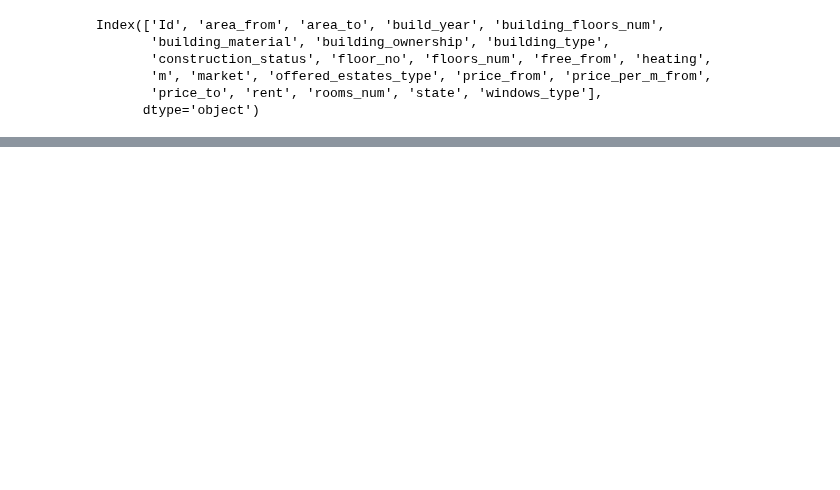
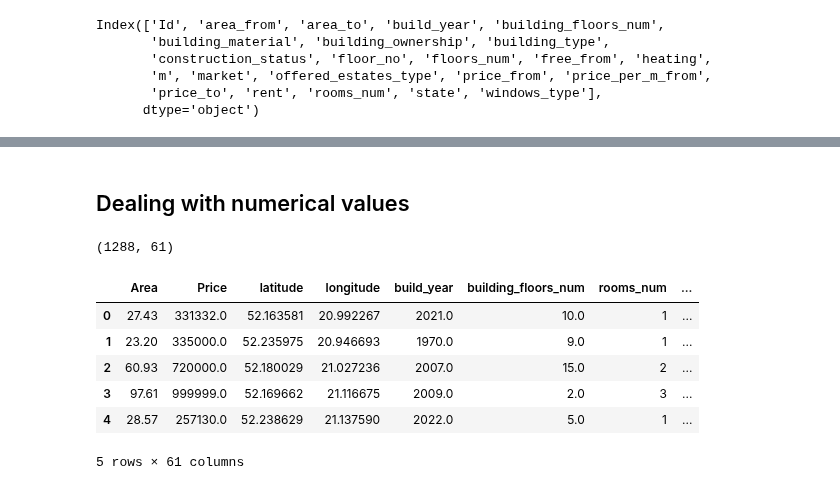
Before and after one commit to Jan-Majewski/Project_Portfolio, a Jupyter notebook: 03_Real_Estate_pricing_in_Warsaw/03_01_Scraping_Real_Estate_offers.ipynb, the cells around one changed output, grey strips where cells are left out. Cells and saved outputs as stored; diff of their text form; code cells hidden in the pictures; blank space fills up the shorter version.

```diff
--- a/03_Real_Estate_pricing_in_Warsaw/03_01_Scraping_Real_Estate_offers.ipynb
+++ b/03_Real_Estate_pricing_in_Warsaw/03_01_Scraping_Real_Estate_offers.ipynb
@@ -627,0 +676,33 @@ df_characteristic.to_excel("characteristic.xlsx")
+# %%
+class CatAttributesAdder(BaseEstimator, TransformerMixin):
+    def __init__(self):
+        """Impute missing values.
+
+        Columns of dtype object are imputed with the most frequent value
+        in column.
+
+        Columns of other types are imputed with mean of column.
+
+        """
+    def fit(self, X, y=None):
+        return self
+
+    def transform(self, X, y=None):
+        features=X.columns
+        for feature in features:
+            feature_one_hot=mlb.fit_transform(X[feature])
+            feature_labels=str(feature)+"_"+mlb.classes_
+            df_one_hot_feature=pd.DataFrame(feature_one_hot, columns=feature_labels)
+            if feature==features[0]:
+                df_features=df_one_hot_feature
+            else:
+                df_features=pd.concat([df_features, df_one_hot_feature], axis=1, sort=False)
+
+
+
+
+
+        return(df_features)
+# %%
+cat_adder=CatAttributesAdder()
+df_cat=cat_adder.fit_transform(df[binary_features])
@@ -627,0 +733,20 @@ df_characteristic.to_excel("characteristic.xlsx")
+# %% [markdown]
+## Dealing with numerical values
+# %%
+df_num=df[num_features]
+# %%
+df_full=pd.concat([df_num, df_cat], axis=1, sort=False)
+# %%
+df_full.shape
+# %% [output]
+(1288, 61)
+# %%
+df_full.head()
+# %% [output]
+|  | Area | Price | latitude | longitude | build_year | building_floors_num | rooms_num | ... |
+| 0 | 27.43 | 331332.0 | 52.163581 | 20.992267 | 2021.0 | 10.0 | 1 | ... |
+| 1 | 23.20 | 335000.0 | 52.235975 | 20.946693 | 1970.0 | 9.0 | 1 | ... |
+| 2 | 60.93 | 720000.0 | 52.180029 | 21.027236 | 2007.0 | 15.0 | 2 | ... |
+| 3 | 97.61 | 999999.0 | 52.169662 | 21.116675 | 2009.0 | 2.0 | 3 | ... |
+| 4 | 28.57 | 257130.0 | 52.238629 | 21.137590 | 2022.0 | 5.0 | 1 | ... |
+5 rows × 61 columns
```
Also changed, not shown: parts of 53 cells of this notebook.
